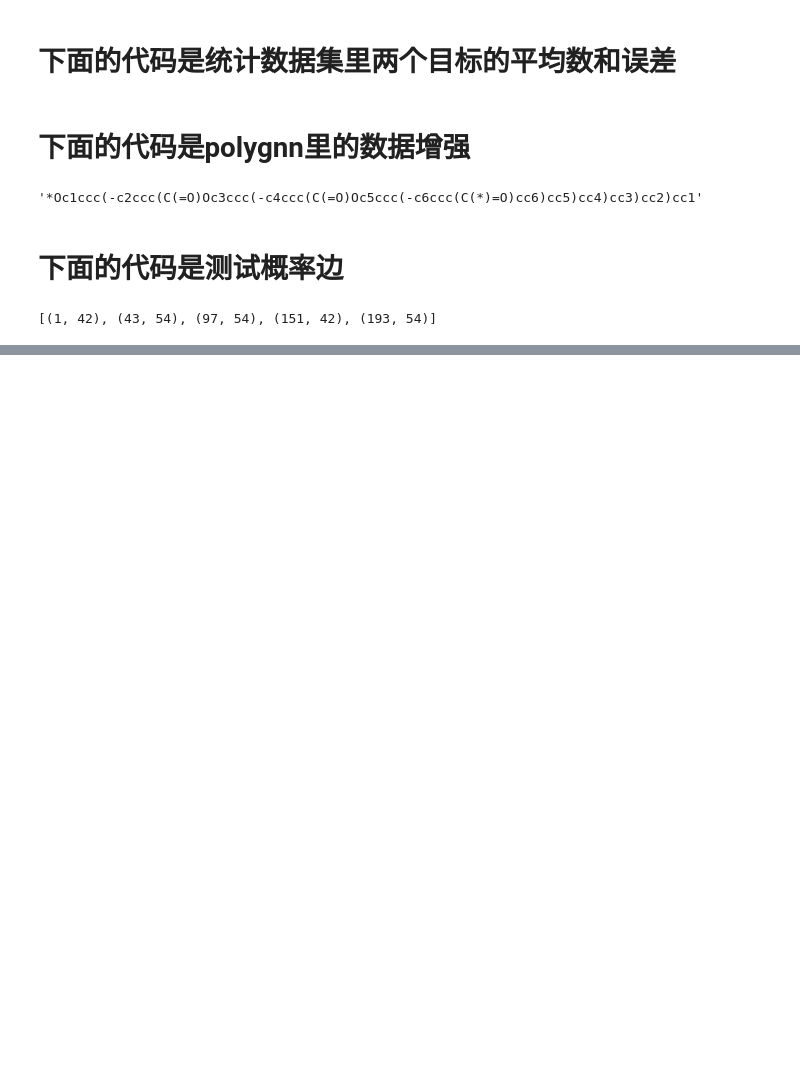
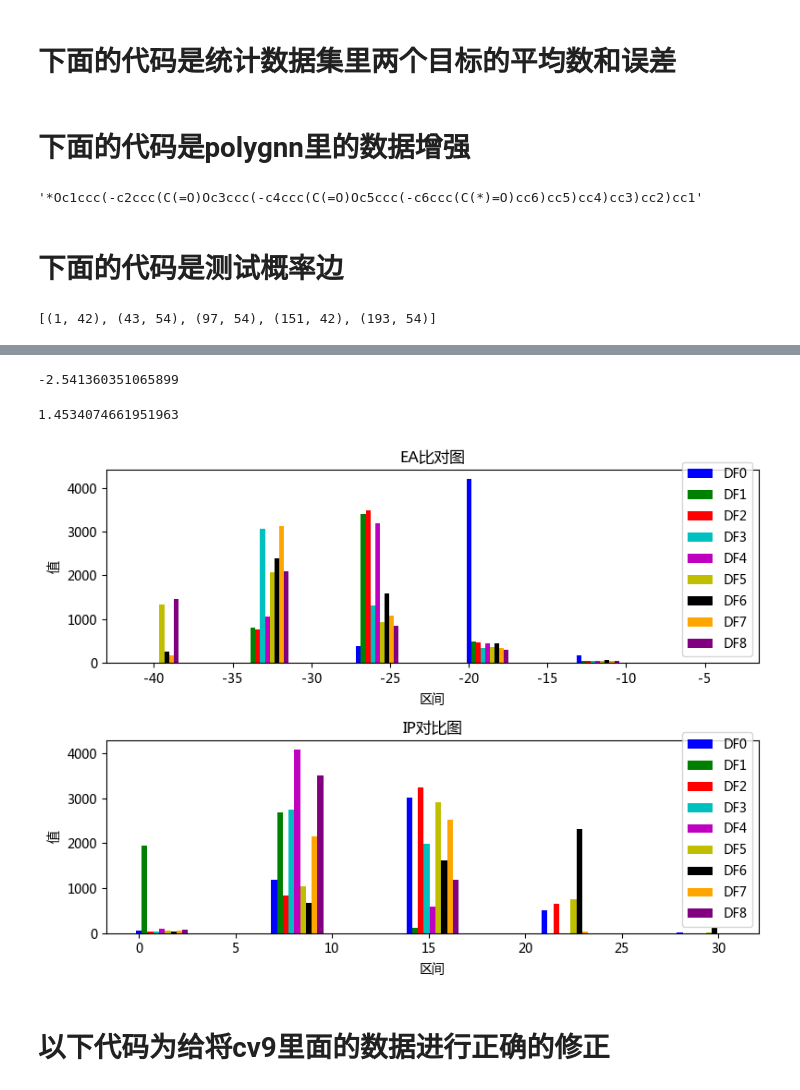
Before and after one commit to Don12138/polyAttn, a Jupyter notebook: notebooks/data_preprocess.ipynb, the cells around one changed output, grey strips where cells are left out. Cells and saved outputs as stored; diff of their text form; code cells hidden in the pictures; blank space fills up the shorter version.

```diff
--- a/notebooks/data_preprocess.ipynb
+++ b/notebooks/data_preprocess.ipynb
@@ -194,0 +260,9 @@ graph.get_components()[-2]
+# %%
+from glob import glob
+import pandas as pd
+import numpy as np
+path = "/home/chenlidong/polymer-chemprop-master/data/polymer-chemprop-data-main/results/vipea/cv9-monomer/polymer"
+a = glob(f'{path}/input_test_?.csv')
+# %%
+all_path = "/home/chenlidong/polymer-chemprop-master/data/polymer-chemprop-data-main/results/vipea/cv9-monomer/master/dataset-master_chemprop.csv"
+df = pd.read_csv(all_path)
@@ -194,0 +278,61 @@ graph.get_components()[-2]
+# %%
+np.mean(df.iloc[:,1])
+# %% [output]
+-2.541360351065899
+# %%
+np.mean(df.iloc[:,2])
+# %% [output]
+1.4534074661951963
+# %%
+import matplotlib.pyplot as plt
+import pandas as pd
+import numpy as np
+
+plt.rcParams["font.sans-serif"] = ["Microsoft YaHei"]
+plt.rcParams['axes.unicode_minus'] = False  # 解决负号显示问题
+
+# 创建一个画布，分成两个子图
+fig, (ax1, ax2) = plt.subplots(2, 1, figsize=(8, 6))
+
+# 创建一个颜色列表，用于区分不同的DataFrame
+colors = ['b', 'g', 'r', 'c', 'm', 'y', 'k', 'orange', 'purple']
+
+# 设置柱状图的间隔和宽度
+interval = 7  # 间隔
+width = 0.3  # 柱的宽度
+
+# 绘制第一个图，比对 "列1" 的数据
+for i, df in enumerate(a):
+    data = pd.read_csv(df)['EA vs SHE (eV)'] * 10
+    bins = range(-41, 6, interval)
+    hist, edges = np.histogram(data, bins=bins)
+    x = [edge + width * i for edge in edges[:-1]]
+    ax1.bar(x, hist, width=width, label=f'DF{i}', color=colors[i])
+
+ax1.set_xlabel('区间')
+ax1.set_ylabel('值')
+ax1.set_title('EA比对图')
+ax1.legend()
+
+# 绘制第二个图，比对 "列2" 的数据
+for i, df in enumerate(a):
+    data = pd.read_csv(df)['IP vs SHE (eV)'] * 10
+    bins = range(0, 39, interval)
+    hist, edges = np.histogram(data, bins=bins)
+    x = [edge + width * i for edge in edges[:-1]]
+    ax2.bar(x, hist, width=width, label=f'DF{i}', color=colors[i])
+
+ax2.set_xlabel('区间')
+ax2.set_ylabel('值')
+ax2.set_title('IP对比图')
+ax2.legend()
+
+# 调整子图之间的间距
+plt.tight_layout()
+
+# 显示图形
+plt.show()
+# %% [output]
+[figure, added]
+# %% [markdown]
+# 以下代码为给将cv9里面的数据进行正确的修正
```
Also changed, not shown: parts of 31 cells of this notebook, 53 other files.
